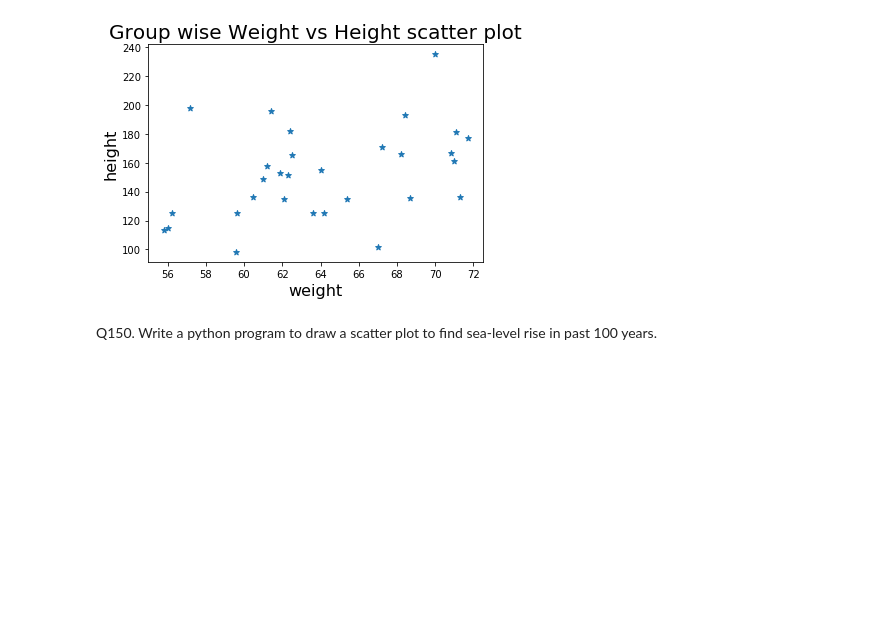
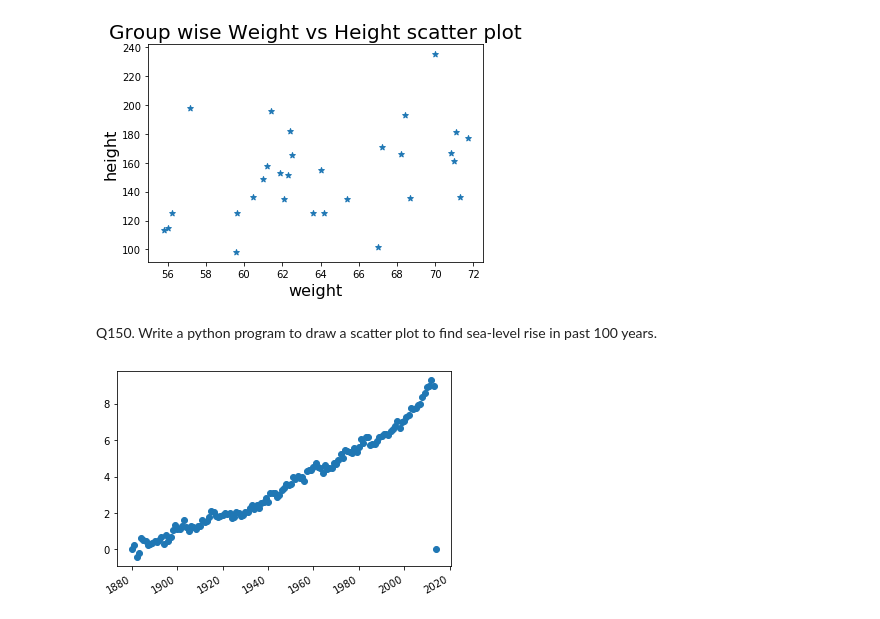
Before and after one commit to bparikh99/Ineuron, a Jupyter notebook: ineuron_python_subjective_assignment.ipynb, the cells around one changed output. Cells and saved outputs as stored; diff of their text form; code cells hidden in the pictures; blank space fills up the shorter version.

```diff
--- a/ineuron_python_subjective_assignment.ipynb
+++ b/ineuron_python_subjective_assignment.ipynb
@@ -2390,3 +2390,21 @@ plt.show()
 # %% [markdown]
 Q150. Write a python program to draw a scatter plot to find sea-level
 rise in past 100 years.
+# %%
+df=pd.read_csv("sea-level_fig-1.csv")
+df=df.rename(columns={'Figure 1. Global Average Absolute Sea Level Change, 1880-2014':'Year',
+'Unnamed: 1':'CSIRO - Adjusted sea level (inches)',
+'Unnamed: 2':'CSIRO - Lower error bound (inches)',
+'Unnamed: 3':'CSIRO - Upper error bound (inches)',
+'Unnamed: 4':'NOAA - Adjusted sea level (inches)'})
+df=df.iloc[6:]
+df=df.fillna(0)
+df['CSIRO - Adjusted sea level (inches)']=df['CSIRO - Adjusted sea level (inches)'].astype(float)
+df['Year']=df['Year'].astype('datetime64[ns]')
+fig, ax1 = plt.subplots()
+ax1.scatter(x='Year',y='CSIRO - Adjusted sea level (inches)',data=df)
+#fig, ax1 = plt.subplots()
+#ax1.bar(dates, col1)
+fig.autofmt_xdate()
+# %% [output]
+[figure, added]
```
